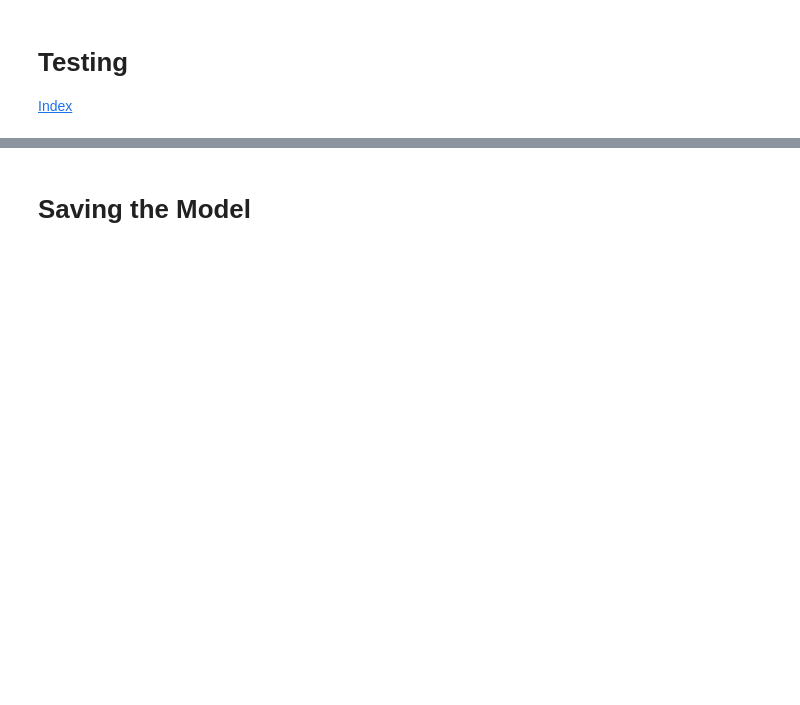
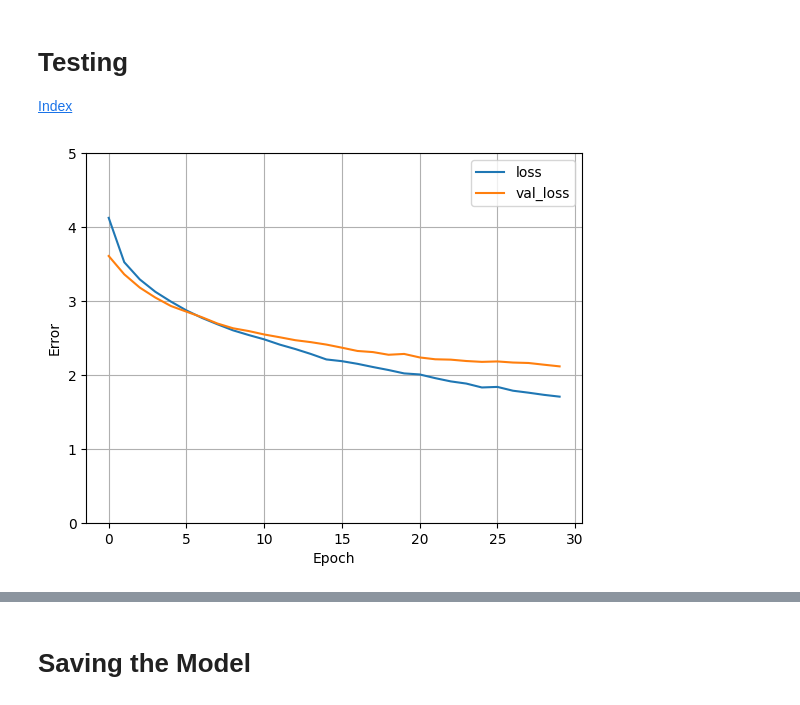
Before and after one commit to josueelias9/ML-project, a Jupyter notebook: notebooks/DNN.ipynb, the cells around one changed output, grey strips where cells are left out. Drawn from its saved outputs; the diff is of its cells as text; code cells hidden in the pictures; blank space fills up the shorter version.

Commit message:
notebook: DNN - info: improvement in val_loss curve - test loss: 2.023 - test accuracy: 0.568

```diff
--- a/notebooks/DNN.ipynb
+++ b/notebooks/DNN.ipynb
@@ -42,7 +44,7 @@ dataframe.drop(columns=["Category"]).head(2)
 # Split
 [Index](#Index)
 # %%
-X, y = dataframe.drop(columns=["Category"]), y_encoded
+X, y = dataframe.drop(columns=["Category","fuzzyCategory"]), y_encoded
 
 X_train, X_test, y_train, y_test = train_test_split(
     X, y, test_size=0.33, random_state=42)
@@ -57,3 +54,6 @@ n_features
+# %%
+learning_rate = 0.0001  # Esta es una tasa de aprendizaje comúnmente usada.
+optimizer = Adam(learning_rate=learning_rate)
 # %%
 # Número de características de entrada y clases de salida
 n_features = len(X.columns)
@@ -64,9 +64,14 @@ model = Sequential([
     Normalization(input_shape=(n_features,)),  # Capa de normalización
     Dense(128, activation='relu'),  # Primera capa oculta
     Dense(256, activation='relu'),  # Segunda capa oculta con regularización L1_L2
-    Dense(256, activation='relu', kernel_regularizer=l1_l2(l1=0.01, l2=0.01)),  # Segunda capa oculta con regularización L1_L2
     Dropout(0.2),  # Capa de Dropout
-    Dense(128, activation='relu'),  # Tercera capa oculta
+    Dense(256, activation='relu'),  # Segunda capa oculta con regularización L1_L2
+    Dropout(0.2),  # Capa de Dropout
+    Dense(256, activation='relu'),  # Segunda capa oculta con regularización L1_L2
+    Dropout(0.2),  # Capa de Dropout
+    Dense(256, activation='relu'),  # Segunda capa oculta con regularización L1_L2
+    Dropout(0.2),  # Capa de Dropout
+    Dense(256, activation='relu'),  # Tercera capa oculta
     Dense(n_classes, activation='softmax')  # Capa de salida
 ])
 
@@ -78,7 +83,7 @@ model = Sequential([
 model.layers[0].adapt(X_train.to_numpy())
 
 # Compilar el modelo
-model.compile(optimizer='adam',
+model.compile(optimizer=optimizer,
               loss='sparse_categorical_crossentropy',
               metrics=['accuracy'])
 
@@ -125,7 +129,7 @@ history = model.fit(
     X_train,
     y_train,
     epochs=30,
-    batch_size=16,
+    batch_size=8,
     validation_split=0.2,
     callbacks=[early_stopper]
 )  # Usa el 20% de los datos para validación
@@ -150,6 +154,19 @@ Restoring model weights from the end of the best epoch: 10.
 # %% [markdown]
 # Testing
 [Index](#Index)
+# %%
+def plot_loss(history):
+  plt.plot(history.history['loss'], label='loss')
+  plt.plot(history.history['val_loss'], label='val_loss')
+  plt.ylim([0, 5])
+  plt.xlabel('Epoch')
+  plt.ylabel('Error')
+  plt.legend()
+  plt.grid(True)
+
+plot_loss(history)
+# %% [output]
+[figure, added]
 # %%
 # Evaluar el modelo con el conjunto de datos de prueba
 test_loss, test_accuracy = model.evaluate(X_test, y_test)
```
Also changed, not shown: parts of 8 cells of this notebook, 1 other file.
